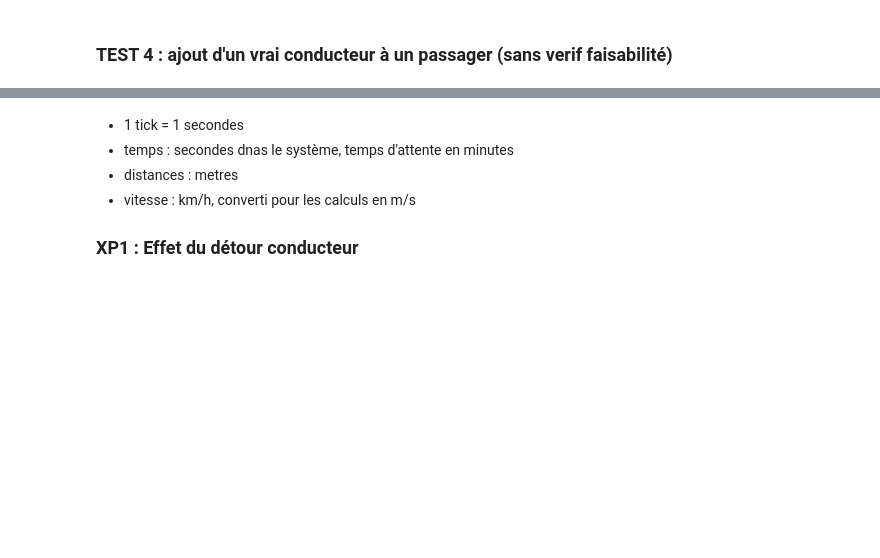
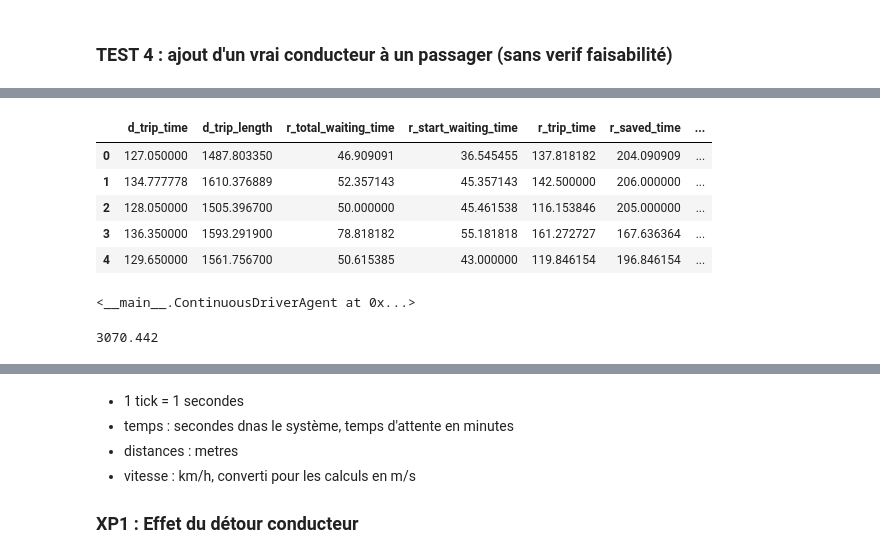
Before and after one commit to cristal-smac/mas_ride_sharing, a Jupyter notebook: mas_transportation_detours_space_indexing-V3.ipynb, the cells around one changed output, grey strips where cells are left out. Saved outputs shown, nothing was run; the diff lists cells and outputs as text; code cells hidden in the pictures; blank space fills up the shorter version.

```diff
--- a/mas_transportation_detours_space_indexing-V3.ipynb
+++ b/mas_transportation_detours_space_indexing-V3.ipynb
@@ -2247,0 +3625,7 @@ sma.data
+# %%
+mean_les_datas = []
+for dico in les_datas:
+    new_dico = dict()
+    for k,v in dico.items():
+        new_dico[k]=np.mean(v)
+    mean_les_datas.append(new_dico)
@@ -2247,0 +3652,19 @@ sma.data
+# %%
+import pandas as pd
+df = pd.DataFrame(mean_les_datas)
+df
+# %% [output]
+|  | d_trip_time | d_trip_length | r_total_waiting_time | r_start_waiting_time | r_trip_time | r_saved_time | ... |
+| 0 | 127.050000 | 1487.803350 | 46.909091 | 36.545455 | 137.818182 | 204.090909 | ... |
+| 1 | 134.777778 | 1610.376889 | 52.357143 | 45.357143 | 142.500000 | 206.000000 | ... |
+| 2 | 128.050000 | 1505.396700 | 50.000000 | 45.461538 | 116.153846 | 205.000000 | ... |
+| 3 | 136.350000 | 1593.291900 | 78.818182 | 55.181818 | 161.272727 | 167.636364 | ... |
+| 4 | 129.650000 | 1561.756700 | 50.615385 | 43.000000 | 119.846154 | 196.846154 | ... |
+# %%
+sma.getAgentFromId(19)
+# %% [output]
+<__main__.ContinuousDriverAgent at 0x...>
+# %%
+sma.get_SP_value(65287128, 65295352, weight="length") + sma.get_SP_value(65295352, 65354419, weight="length") + sma.get_SP_value(65354419, 65319966, weight="length") - sma.get_SP_value(65287128, 65319966, weight="length")
+# %% [output]
+3070.442
```
Also changed, not shown: parts of 35 cells of this notebook.
